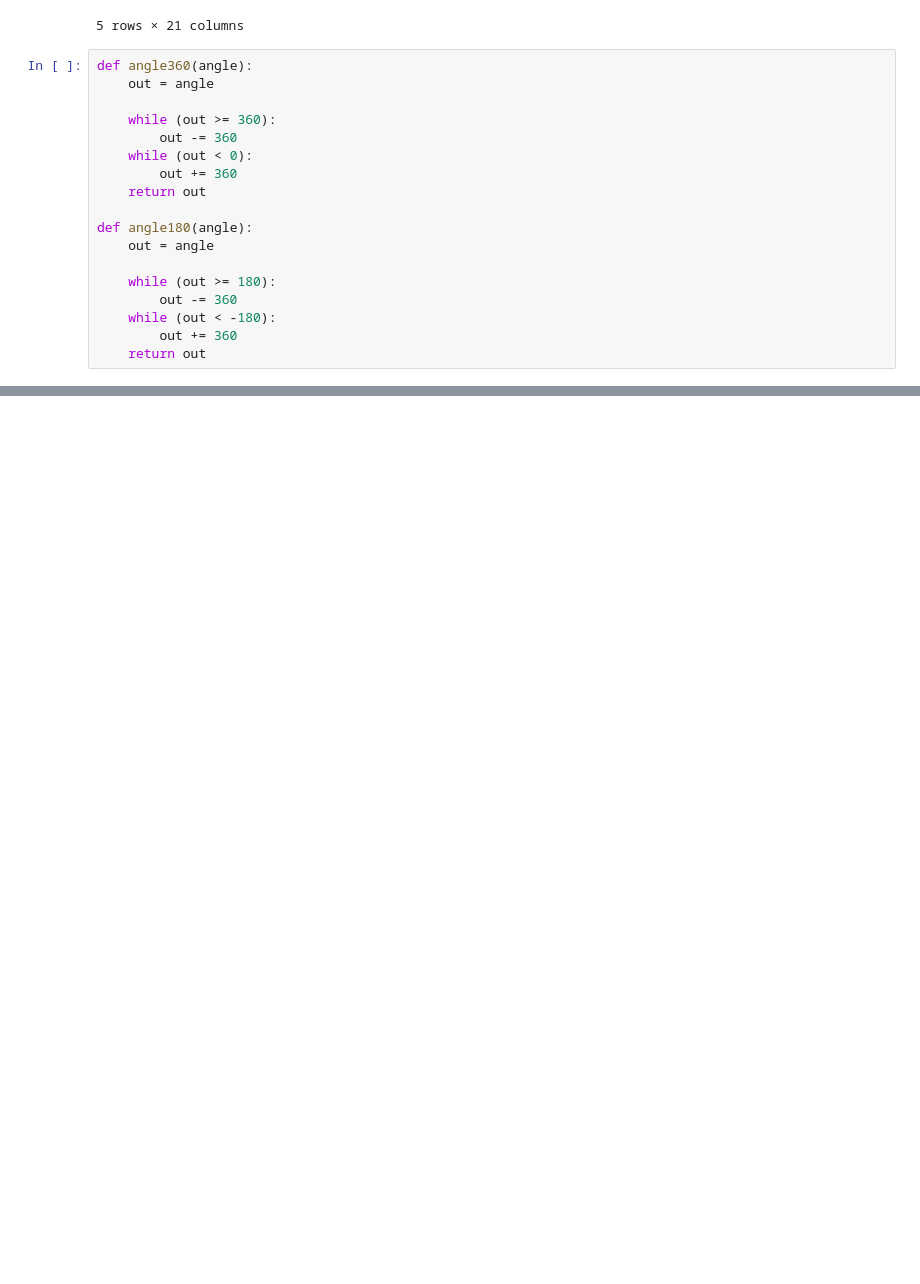
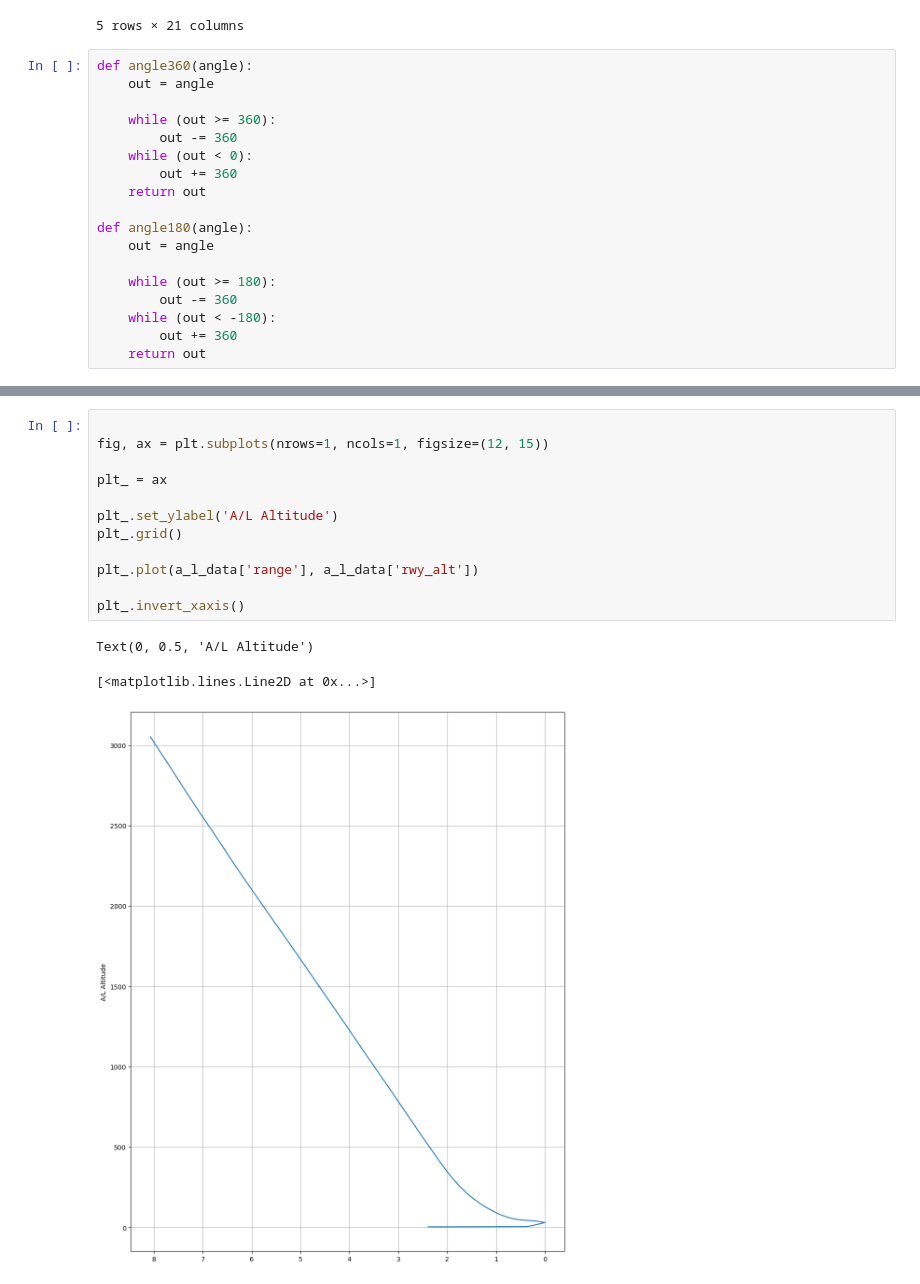
Before and after one commit to giuliodondi/kOS-Shuttle-OPS3, a Jupyter notebook: Ships/Script/Shuttle_OPS3/LOGS/ops3_log.ipynb, the cells around one changed output, grey strips where cells are left out. Cells and saved outputs as stored; diff of their text form; blank space fills up the shorter version.

```diff
--- a/Ships/Script/Shuttle_OPS3/LOGS/ops3_log.ipynb
+++ b/Ships/Script/Shuttle_OPS3/LOGS/ops3_log.ipynb
@@ -390,0 +356,16 @@ traj_disp_new(5, data)
+# %%
+
+fig, ax = plt.subplots(nrows=1, ncols=1, figsize=(12, 15))
+
+plt_ = ax
+
+plt_.set_ylabel('A/L Altitude')
+plt_.grid()
+
+plt_.plot(a_l_data['range'], a_l_data['rwy_alt'])
+
+plt_.invert_xaxis()
+# %% [output]
+Text(0, 0.5, 'A/L Altitude')
+[<matplotlib.lines.Line2D at 0x...>]
+[figure, added]
```
Also changed, not shown: parts of 8 cells of this notebook.
